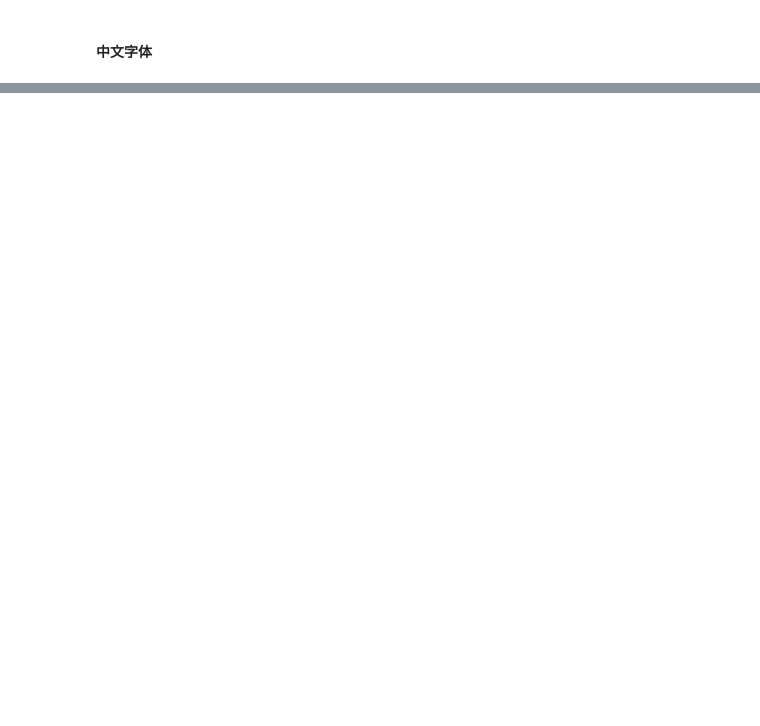
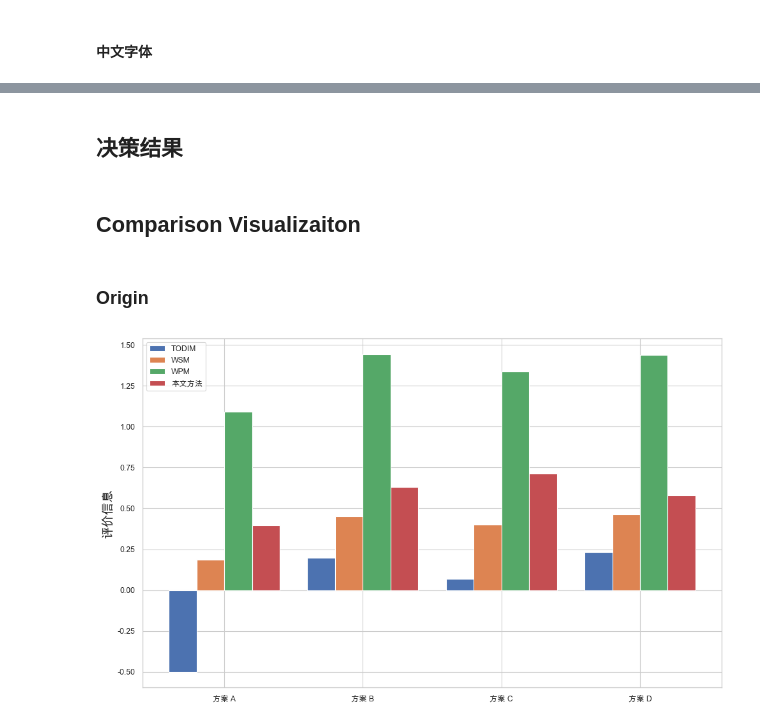
Before and after one commit to JohnHa0/Context_MADM, a Jupyter notebook: initias.ipynb, the cells around one changed output, grey strips where cells are left out. Saved outputs shown, nothing was run; the diff lists cells and outputs as text; code cells hidden in the pictures; blank space fills up the shorter version.

```diff
--- a/initias.ipynb
+++ b/initias.ipynb
@@ -1514,0 +1644,2 @@ PV
+# %% [markdown]
+## 决策结果
@@ -1514,0 +1650,51 @@ PV
+# %% [markdown]
+## Comparison Visualizaiton
+# %% [markdown]
+### Origin
+# %%
+import matplotlib.pyplot as plt
+import numpy as np
+import seaborn as sns
+
+# 设置绘图风格
+sns.set(style="whitegrid")
+
+# 定义各决策方法得分
+normalized_dominance = [-0.5, 0.19920844, 0.06860158, 0.23218997]
+wsm_scores = [0.18562499999999996, 0.450625, 0.40112500000000006, 0.46312499999999995]
+wpm_scores = [1.0920136138059253, 1.4441007386275515, 1.3359866734513153, 1.4391014072136818]
+prospect_value_ours = [0.39614000905111313, 0.6320551698640963, 0.7111656573956393, 0.5796070515902454]
+
+# 准备数据
+methods = ['TODIM', 'WSM', 'WPM', '本文方法']
+scores = np.array([normalized_dominance, wsm_scores, wpm_scores, prospect_value_ours])
+scores = scores.T  # 转置以匹配方案
+
+# 方案名称
+plans = ['方案 A', '方案 B', '方案 C', '方案 D']
+
+sns.set_theme(context="paper",style="whitegrid",font="Arial Unicode MS")
+# 创建柱状图
+fig, ax = plt.subplots(figsize=(10, 6))
+bar_width = 0.2
+index = np.arange(len(plans))
+
+for i in range(len(methods)):
+    ax.bar(index + i * bar_width, scores[:, i], width=bar_width, label=methods[i])
+
+# 添加标签和标题
+# ax.set_xlabel('方案', fontsize=12)
+ax.set_ylabel('评价信息', fontsize=14)
+# ax.set_title('Comparison of Decision-Making Methods', fontsize=14)
+ax.set_xticks(index + 1.5 * bar_width)
+ax.set_xticklabels(plans)
+
+ax.legend(loc="upper left",bbox to anchor=(0,0),bbox_transform=ax.transAxes, ncol=2, fontsize=12)
+
+# 显示图形
+plt.tight_layout()
+
+plt.savefig( "Comparison_of_Decision-Making_Methods.png",dpi=300)
+plt.show()
+# %% [output]
+[figure, added]
```
Also changed, not shown: parts of 22 cells of this notebook.
